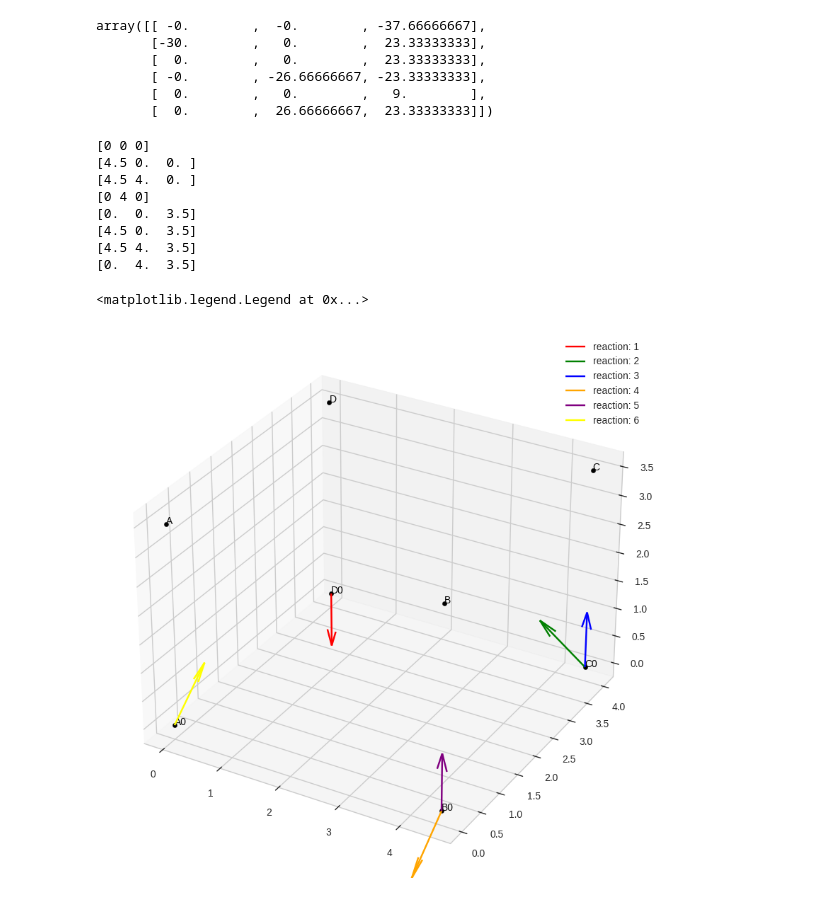
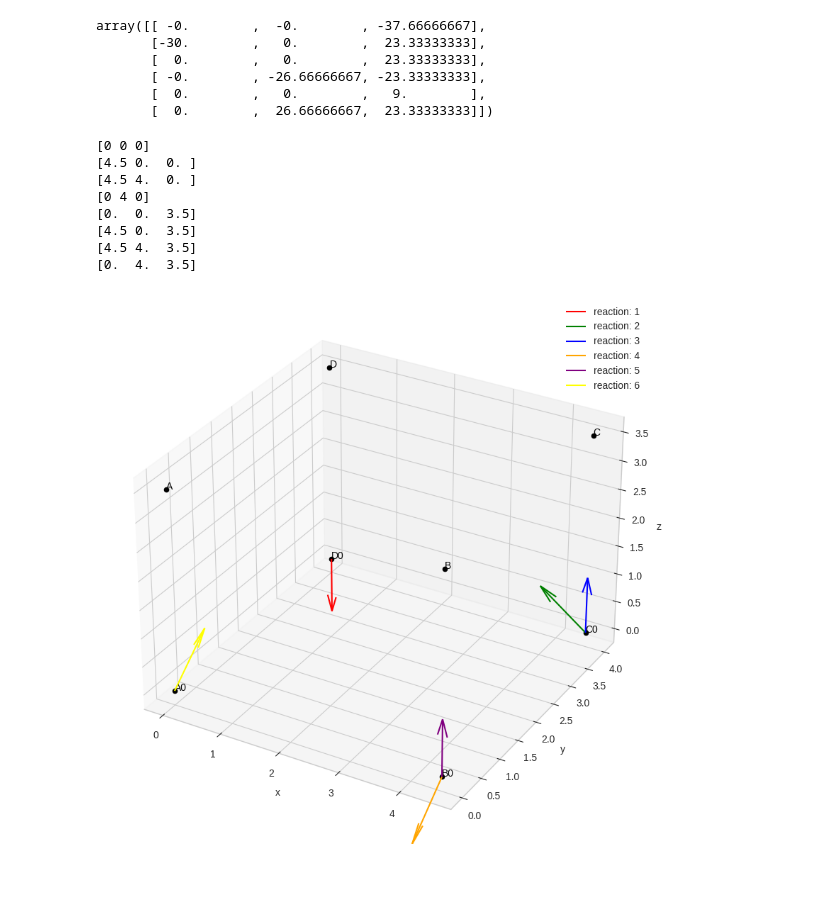
Before and after one commit to lvjonok/f22-theoretical-mechanics, a Jupyter notebook: homework4/main.ipynb, the cells around one changed output. Cells and saved outputs as stored; diff of their text form; code cells hidden in the pictures.

```diff
--- a/homework4/main.ipynb
+++ b/homework4/main.ipynb
@@ -151,6 +151,10 @@ import matplotlib.pyplot as plt
 # create 3d plot
 fig = plt.figure(figsize=(10, 10))
 ax = fig.add_subplot(111, projection="3d")
+
+ax.set_xlabel("x")
+ax.set_ylabel("y")
+ax.set_zlabel("z")
 
 # set style
 plt.style.use("seaborn-whitegrid")
@@ -181,4 +185,5 @@ for i, (source, vector) in enumerate(zip([D0, C0, C0, B0, B0, A0], R)):
 
 ax.legend()
 fig.show()
+fig.savefig("task2init.png")
 # %% [output]
@@ -230,6 +235,9 @@ plt.style.use("seaborn-whitegrid")
 ax = fig.add_subplot(111, projection="3d")
 color = itertools.cycle(["red", "green", "blue", "orange", "purple", "yellow"])
 
+ax.set_xlabel("x")
+ax.set_ylabel("y")
+ax.set_zlabel("z")
 # plot the vectors
 for point, label in zip(
     [A0, B0, C0, D0, A, B, C, D], ["A0", "B0", "C0", "D0", "A", "B", "C", "D"]
@@ -238,32 +246,32 @@ for point, label in zip(
     # add a patch with text in 3d
     print(point)
     ax.text(point[0], point[1], point[2], label, None, size=10, zorder=1, color="k")
 
 for i, (source, vector) in enumerate(zip([D0, C0, C0, B0, B0, A0], reactions)):
 
     vector = vector / np.linalg.norm(vector)
 
     ax.quiver(
         source[0],
         source[1],
         source[2],
         vector[0],
         vector[1],
         vector[2],
         label=f"reaction: {i + 1}",
         color=next(color),
         length=1,
     )
 
 ax.legend()
+fig.savefig("task2.png")
 # %% [output]
 [0 0 0]
 [4.5 0.  0. ]
 [4.5 4.  0. ]
 [0 4 0]
 [0.  0.  3.5]
 [4.5 0.  3.5]
 [4.5 4.  3.5]
 [0.  4.  3.5]
-<matplotlib.legend.Legend at 0x...>
-[figure, old version]
+[figure, new version]
```
Also changed, not shown: parts of 1 cell of this notebook, 3 other files.
